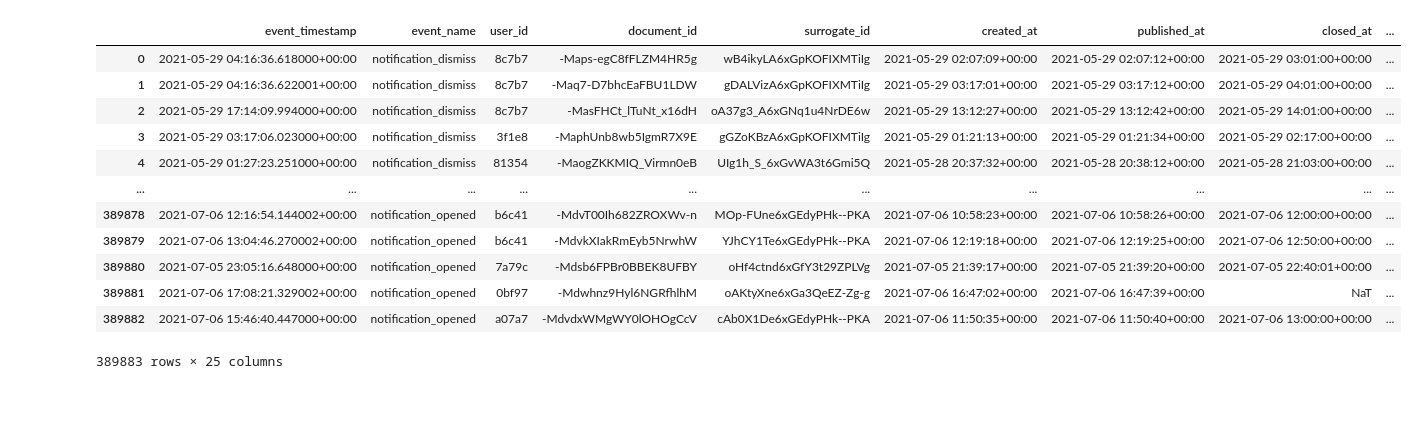
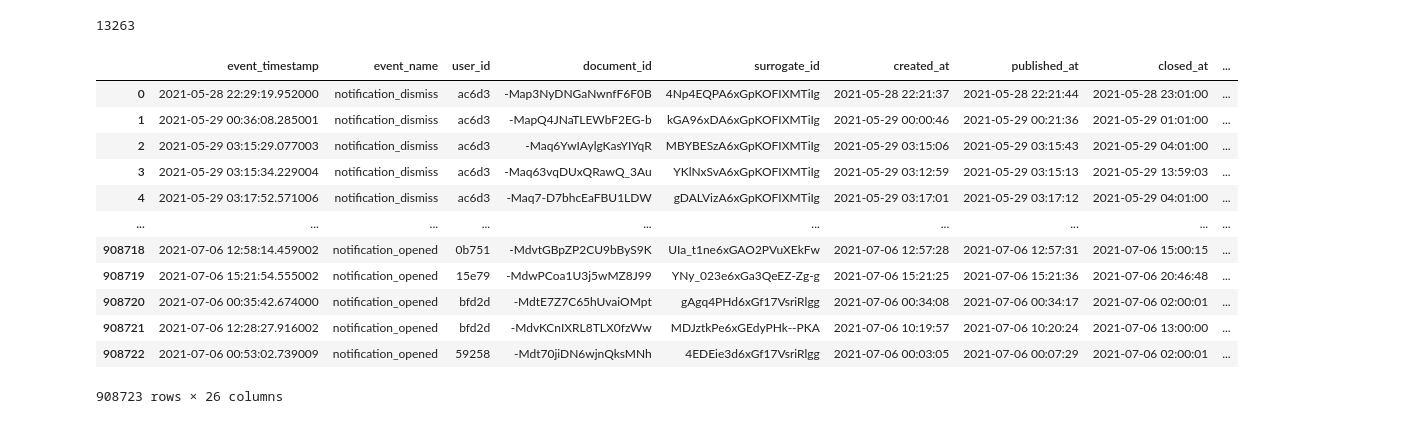
Before and after one commit to ComMutants/Capstone-WIMT, a Jupyter notebook: notebooks/CHRIS_EDA.ipynb, the cells around one changed output. Saved outputs shown, nothing was run; the diff lists cells and outputs as text; code cells hidden in the pictures.

```diff
--- a/notebooks/CHRIS_EDA.ipynb
+++ b/notebooks/CHRIS_EDA.ipynb
@@ -14,38 +14,44 @@ from datetime import datetime
 # %%
 export_df = feather.read_feather("../data/cleaned_data.feather")
 # %%
-export_df["event_timestamp"]=pd.to_datetime(export_df["event_timestamp"]*1000, unit="ns", utc=True)
+export_df["event_timestamp"]=pd.to_datetime(export_df["event_timestamp"]*1000, unit="ns")
 # %%
-export_df["notif_viewed_ontime"]=list(map(lambda x,y,z: '' if x=="notification_received" else (1 if y < z else 0), export_df["event_name"], export_df["event_timestamp"],export_df["closed_at"])) #1 if the user view it on time  0 if not  and null if hasnt yet seen it
+export_df["notif_viewed_ontime"]=list(map(lambda x,y,z: np.nan if x=="notification_received" else (1 if y < z else 0), export_df["event_name"], export_df["event_timestamp"],export_df["closed_at"])) #1 if the user view it on time  0 if not  and null if hasnt yet seen it
-# %%
-export_df['notif_reaction'] = np.where(export_df["notif_viewed_ontime"] == '', 0, 1) #0 if no reaction 1 if have reacted
-export_df.drop(export_df[export_df.notif_viewed_ontime ==''].index , inplace=True)
-export_df.reset_index(drop=True, inplace=True)
+# %%
+export_df['user_id'].nunique()
+# %% [output]
+13263
+# %%
+
+export_df.dropna ( subset=['notif_viewed_ontime'], inplace=True)
+export_df.reset_index(drop=True, inplace=True)
+export_df["notif_viewed_ontime"]=export_df["notif_viewed_ontime"].astype(int)
 # %%
 export_df["reaction_time"]=list(map(lambda x,y,z,w: y-z
 if (x==1 and y>z) else (y-w if (x==1 and y>w) else 0),
 export_df["notif_viewed_ontime"],export_df["event_timestamp"],export_df["published_at"],export_df["created_at"]))
 # %%
-active_df=export_df[export_df["notif_viewed_ontime"]==1].reset_index(drop=True)
-unactive_df=export_df[export_df["notif_viewed_ontime"]==0].reset_index(drop=True)
-active_df.drop('notif_viewed_ontime', axis=1, inplace=True)
-unactive_df.drop('notif_viewed_ontime', axis=1, inplace=True)
-pd.set_option('display.max_columns', None)
-unactive_df
+active_df=export_df
+#active_df=export_df[export_df["notif_viewed_ontime"]==1].reset_index(drop=True)
+#unactive_df=export_df[export_df["notif_viewed_ontime"]==0].reset_index(drop=True)
+#active_df.drop('notif_viewed_ontime', axis=1, inplace=True)
+#unactive_df.drop('notif_viewed_ontime', axis=1, inplace=True)
+#pd.set_option('display.max_columns', None)
+active_df
 # %% [output]
 |  | event_timestamp | event_name | user_id | document_id | surrogate_id | created_at | published_at | closed_at | ... |
-| 0 | 2021-05-29 04:16:36.618000+00:00 | notification_dismiss | 8c7b7 | -Maps-egC8fFLZM4HR5g | wB4ikyLA6xGpKOFIXMTiIg | 2021-05-29 02:07:09+00:00 | 2021-05-29 02:07:12+00:00 | 2021-05-29 03:01:00+00:00 | ... |
-| 1 | 2021-05-29 04:16:36.622001+00:00 | notification_dismiss | 8c7b7 | -Maq7-D7bhcEaFBU1LDW | gDALVizA6xGpKOFIXMTiIg | 2021-05-29 03:17:01+00:00 | 2021-05-29 03:17:12+00:00 | 2021-05-29 04:01:00+00:00 | ... |
-| 2 | 2021-05-29 17:14:09.994000+00:00 | notification_dismiss | 8c7b7 | -MasFHCt_lTuNt_x16dH | oA37g3_A6xGNq1u4NrDE6w | 2021-05-29 13:12:27+00:00 | 2021-05-29 13:12:42+00:00 | 2021-05-29 14:01:00+00:00 | ... |
-| 3 | 2021-05-29 03:17:06.023000+00:00 | notification_dismiss | 3f1e8 | -MaphUnb8wb5IgmR7X9E | gGZoKBzA6xGpKOFIXMTiIg | 2021-05-29 01:21:13+00:00 | 2021-05-29 01:21:34+00:00 | 2021-05-29 02:17:00+00:00 | ... |
-| 4 | 2021-05-29 01:27:23.251000+00:00 | notification_dismiss | 81354 | -MaogZKKMIQ_Virmn0eB | UIg1h_S_6xGvWA3t6Gmi5Q | 2021-05-28 20:37:32+00:00 | 2021-05-28 20:38:12+00:00 | 2021-05-28 21:03:00+00:00 | ... |
+| 0 | 2021-05-28 22:29:19.952000 | notification_dismiss | ac6d3 | -Map3NyDNGaNwnfF6F0B | 4Np4EQPA6xGpKOFIXMTiIg | 2021-05-28 22:21:37 | 2021-05-28 22:21:44 | 2021-05-28 23:01:00 | ... |
+| 1 | 2021-05-29 00:36:08.285001 | notification_dismiss | ac6d3 | -MapQ4JNaTLEWbF2EG-b | kGA96xDA6xGpKOFIXMTiIg | 2021-05-29 00:00:46 | 2021-05-29 00:21:36 | 2021-05-29 01:01:00 | ... |
+| 2 | 2021-05-29 03:15:29.077003 | notification_dismiss | ac6d3 | -Maq6YwIAylgKasYIYqR | MBYBESzA6xGpKOFIXMTiIg | 2021-05-29 03:15:06 | 2021-05-29 03:15:43 | 2021-05-29 04:01:00 | ... |
+| 3 | 2021-05-29 03:15:34.229004 | notification_dismiss | ac6d3 | -Maq63vqDUxQRawQ_3Au | YKlNxSvA6xGpKOFIXMTiIg | 2021-05-29 03:12:59 | 2021-05-29 03:15:13 | 2021-05-29 13:59:03 | ... |
+| 4 | 2021-05-29 03:17:52.571006 | notification_dismiss | ac6d3 | -Maq7-D7bhcEaFBU1LDW | gDALVizA6xGpKOFIXMTiIg | 2021-05-29 03:17:01 | 2021-05-29 03:17:12 | 2021-05-29 04:01:00 | ... |
 | ... | ... | ... | ... | ... | ... | ... | ... | ... | ... |
-| 389878 | 2021-07-06 12:16:54.144002+00:00 | notification_opened | b6c41 | -MdvT00Ih682ZROXWv-n | MOp-FUne6xGEdyPHk--PKA | 2021-07-06 10:58:23+00:00 | 2021-07-06 10:58:26+00:00 | 2021-07-06 12:00:00+00:00 | ... |
-| 389879 | 2021-07-06 13:04:46.270002+00:00 | notification_opened | b6c41 | -MdvkXIakRmEyb5NrwhW | YJhCY1Te6xGEdyPHk--PKA | 2021-07-06 12:19:18+00:00 | 2021-07-06 12:19:25+00:00 | 2021-07-06 12:50:00+00:00 | ... |
-| 389880 | 2021-07-05 23:05:16.648000+00:00 | notification_opened | 7a79c | -Mdsb6FPBr0BBEK8UFBY | oHf4ctnd6xGfY3t29ZPLVg | 2021-07-05 21:39:17+00:00 | 2021-07-05 21:39:20+00:00 | 2021-07-05 22:40:01+00:00 | ... |
-| 389881 | 2021-07-06 17:08:21.329002+00:00 | notification_opened | 0bf97 | -Mdwhnz9Hyl6NGRfhlhM | oAKtyXne6xGa3QeEZ-Zg-g | 2021-07-06 16:47:02+00:00 | 2021-07-06 16:47:39+00:00 | NaT | ... |
-| 389882 | 2021-07-06 15:46:40.447000+00:00 | notification_opened | a07a7 | -MdvdxWMgWY0lOHOgCcV | cAb0X1De6xGEdyPHk--PKA | 2021-07-06 11:50:35+00:00 | 2021-07-06 11:50:40+00:00 | 2021-07-06 13:00:00+00:00 | ... |
+| 908718 | 2021-07-06 12:58:14.459002 | notification_opened | 0b751 | -MdvtGBpZP2CU9bByS9K | UIa_t1ne6xGAO2PVuXEkFw | 2021-07-06 12:57:28 | 2021-07-06 12:57:31 | 2021-07-06 15:00:15 | ... |
+| 908719 | 2021-07-06 15:21:54.555002 | notification_opened | 15e79 | -MdwPCoa1U3j5wMZ8J99 | YNy_023e6xGa3QeEZ-Zg-g | 2021-07-06 15:21:25 | 2021-07-06 15:21:36 | 2021-07-06 20:46:48 | ... |
+| 908720 | 2021-07-06 00:35:42.674000 | notification_opened | bfd2d | -MdtE7Z7C65hUvaiOMpt | gAgq4PHd6xGf17VsriRlgg | 2021-07-06 00:34:08 | 2021-07-06 00:34:17 | 2021-07-06 02:00:01 | ... |
+| 908721 | 2021-07-06 12:28:27.916002 | notification_opened | bfd2d | -MdvKCnIXRL8TLX0fzWw | MDJztkPe6xGEdyPHk--PKA | 2021-07-06 10:19:57 | 2021-07-06 10:20:24 | 2021-07-06 13:00:00 | ... |
+| 908722 | 2021-07-06 00:53:02.739009 | notification_opened | 59258 | -Mdt70jiDN6wjnQksMNh | 4EDEie3d6xGf17VsriRlgg | 2021-07-06 00:03:05 | 2021-07-06 00:07:29 | 2021-07-06 02:00:01 | ... |
-389883 rows × 25 columns
+908723 rows × 26 columns
 # %%
 active_df.info()
 # %% [output]
```
Also changed, not shown: parts of 16 cells of this notebook.
